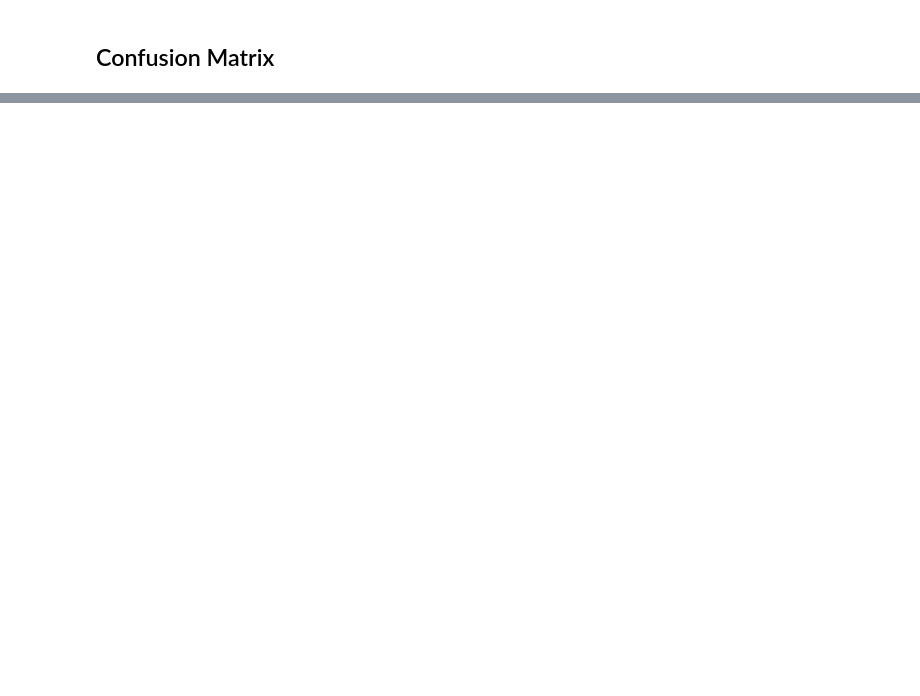
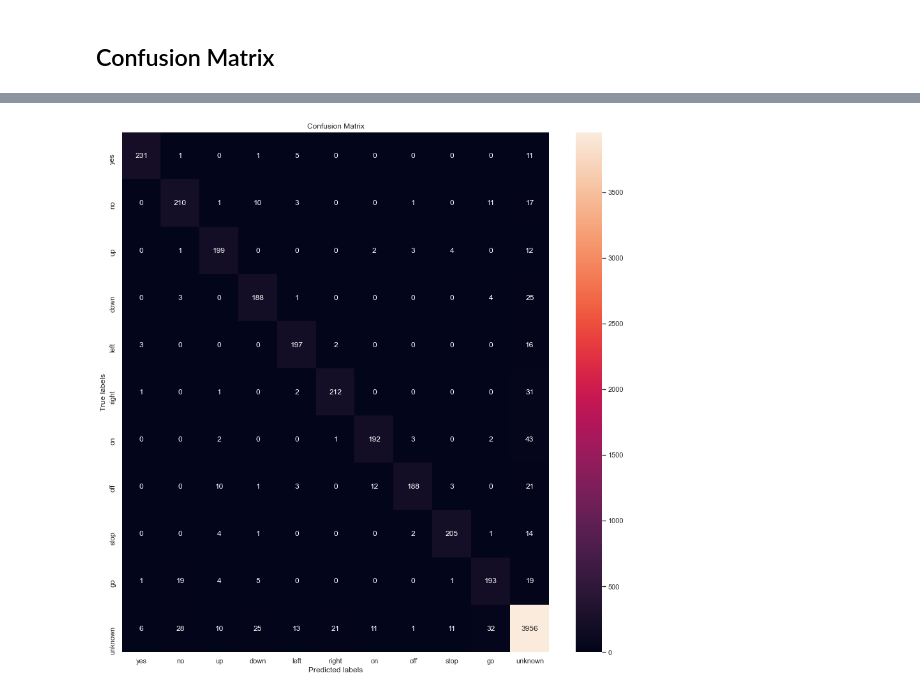
Before and after one commit to cocoalex00/Speech-recognition-COM3025, a Jupyter notebook: Simple_CNN.ipynb, the cells around one changed output, grey strips where cells are left out. Drawn from its saved outputs; the diff is of its cells as text; code cells hidden in the pictures; blank space fills up the shorter version.

```diff
--- a/Simple_CNN.ipynb
+++ b/Simple_CNN.ipynb
@@ -67,7 +77,7 @@ model.add(tf.keras.layers.MaxPooling2D((2, 2), strides=(2,2), padding='same'))
 # flatten output and feed into dense layer
 model.add(tf.keras.layers.Flatten())
 model.add(tf.keras.layers.Dense(64, activation='relu'))
-tf.keras.layers.Dropout(0.3)
+
 
 # softmax output layer
-model.add(tf.keras.layers.Dense(35, activation='softmax'))
+model.add(tf.keras.layers.Dense(12, activation='softmax'))
@@ -95,7 +87,7 @@ from keras.metrics import FalsePositives, FalseNegatives, TruePositives, TrueNeg
 optimiser = tf.optimizers.Adam(learning_rate=LEARNING_RATE)
 
 # compile model
-model.compile(optimizer=optimiser, loss="sparse_categorical_crossentropy", metrics=['accuracy', FalsePositives(), FalseNegatives(), TruePositives(), TrueNegatives(), Precision(), Recall()])
+model.compile(optimizer=optimiser, loss="categorical_crossentropy", metrics=['accuracy', FalsePositives(), FalseNegatives(), TruePositives(), TrueNegatives(), Precision(), Recall()])
 
 # print model parameters on console
 model.summary()
@@ -102,6 +116,8 @@ model.summary()
 # %%
 # train the model
-history = model.fit(X_train, y_train, epochs=EPOCHS, batch_size=BATCH_SIZE, validation_data=(X_validation, y_validation))
+callback = tf.keras.callbacks.EarlyStopping(monitor='val_loss',patience = 3)
+
+history = model.fit(X_train, y_train, epochs=EPOCHS, batch_size=BATCH_SIZE, validation_data=(X_validation, y_validation), callbacks = [callback])
 history = history.history # discard training params - unnecessary
 # %% [output]
 Epoch 1/40
@@ -192,4 +215,5 @@ plt.show()
 ## Confusion Matrix
 # %%
 # First let the model predict
-y_pred = model.predict(x_test)
+y_pred = model.predict(X_test)
+model.evaluate(X_test, y_test)
@@ -196,18 +230,20 @@ y_pred = model.predict(x_test)
 # %%
 # Then calculate the confusion matrix based on predictions
 y_test_cm = y_test.argmax(axis=1)
 y_pred_cm = y_pred.argmax(axis=1)
 cm = confusion_matrix(y_test_cm, y_pred_cm)
 
 fig_dim = 15
 fig_size = (fig_dim, fig_dim)
 fig, ax = plt.subplots(figsize=fig_size)
 sns.heatmap(cm, annot=True, fmt='g', ax=ax);  #annot=True to annotate cells, ftm='g' to disable scientific notation
-
+PermitedLabels = ['yes','no','up','down','left','right','on','off','stop','go','unknown']
 # labels, title and ticks
 ax.set_xlabel('Predicted labels');ax.set_ylabel('True labels');
 ax.set_title('Confusion Matrix');
-ax.xaxis.set_ticklabels(helper_functions.PERMITTED_LABELS); ax.yaxis.set_ticklabels(helper_functions.PERMITTED_LABELS);
+ax.xaxis.set_ticklabels(PermitedLabels); ax.yaxis.set_ticklabels(PermitedLabels);
+# %% [output]
+[figure, added]
 # %%
 from sklearn.metrics import precision_recall_curve
 from sklearn.metrics import average_precision_score
```
Also changed, not shown: parts of 14 cells of this notebook, 12 other files.
